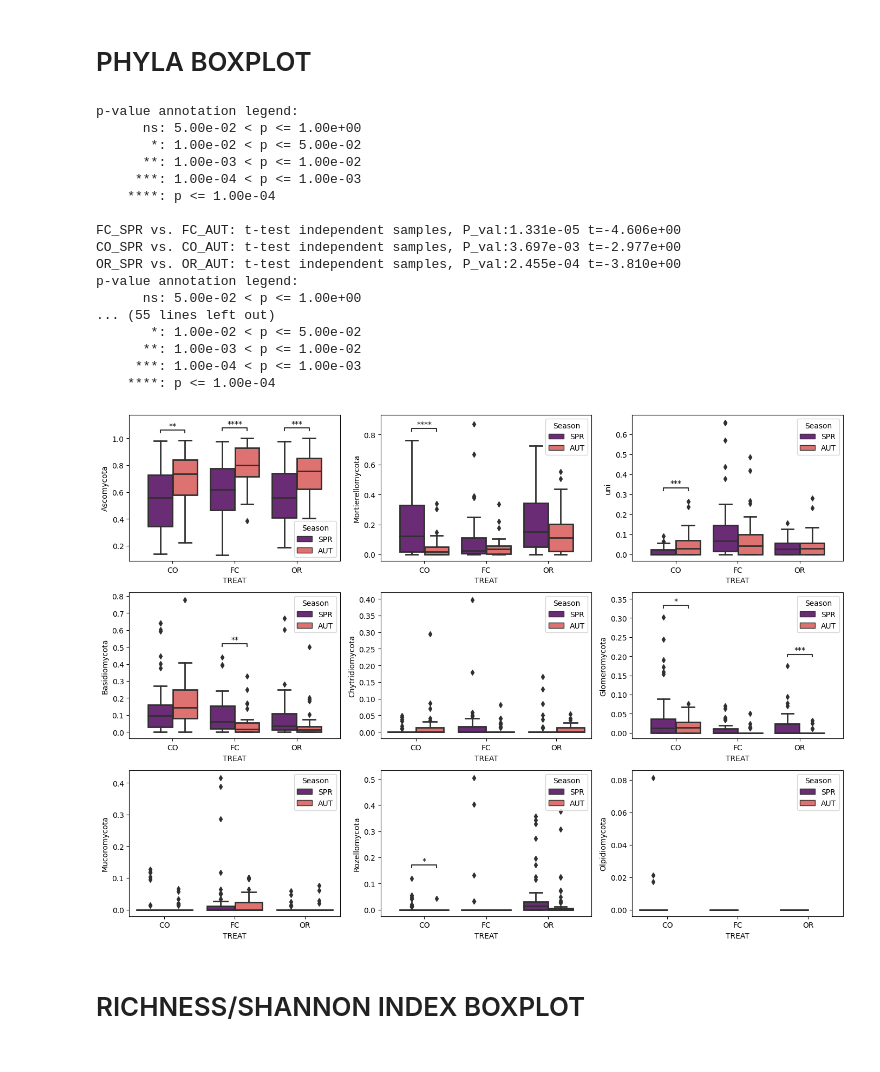
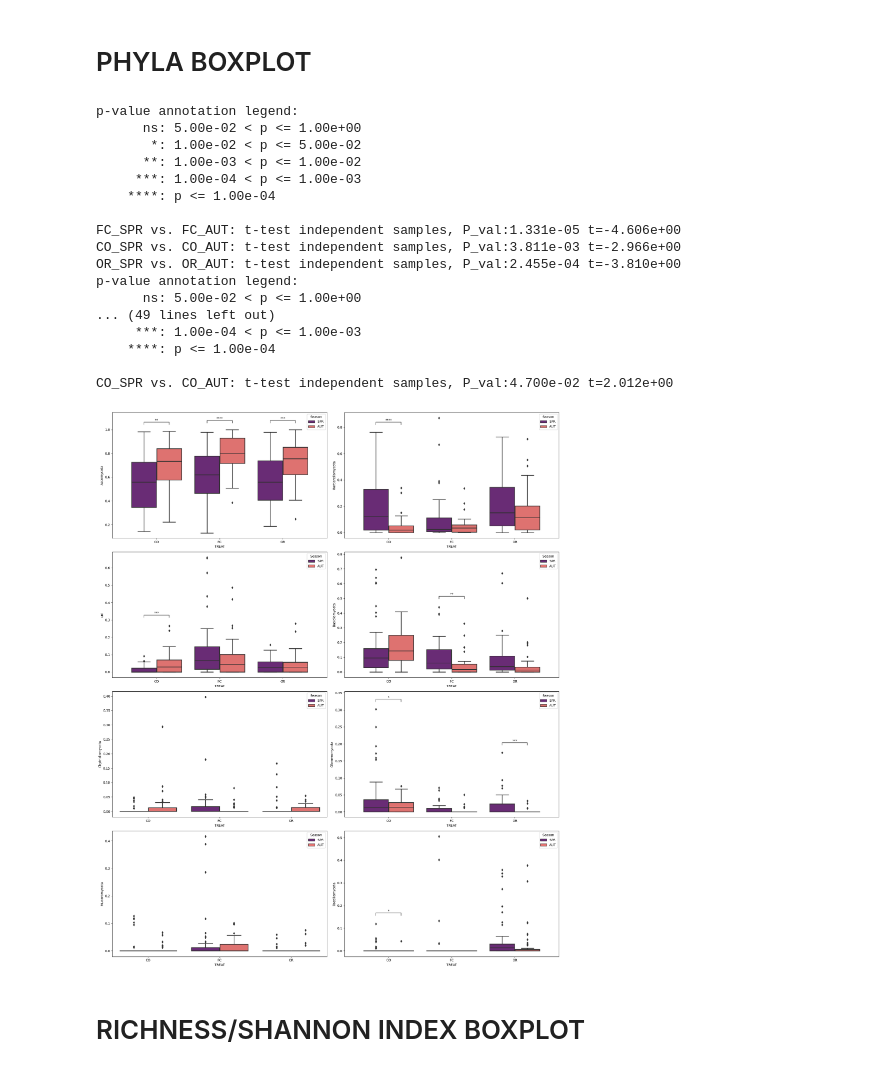
Before and after one commit to marchiedoardo/Microbiome_Fungi, a Jupyter notebook: pictures_for_paper.ipynb, the cells around one changed output. Drawn from its saved outputs; the diff is of its cells as text; code cells hidden in the pictures.

```diff
--- a/pictures_for_paper.ipynb
+++ b/pictures_for_paper.ipynb
@@ -55,7 +57,6 @@ df_ab = df[["SITE", "TREAT", "Season", "S.M", "OM", "EC-(ds/m)", "pH", 'TN-(%)',
  'Mortierellomycota',
  'Mucoromycota',
  'Rozellomycota',
- 'Olpidiomycota',
  'uni']]
 
 # creating a list of phyla
@@ -68,8 +69,7 @@ phyla_list = [ 'Ascomycota',
  'Chytridiomycota',
  'Glomeromycota',
  'Mucoromycota',
- 'Rozellomycota',
- 'Olpidiomycota'
+ 'Rozellomycota'
  ]
 
 #creating a list of abiotic
@@ -175,7 +175,9 @@ palette = {"SPR": "#a9f971", "AUT": "#650021"}
 df_ab = df_ab.rename(columns={"S.M": "SM", "EC-(ds/m)": "EC", "TN-(%)" : "TN", "OC-(%)" : "OC", "C:N" : "CN"})
 df_ab_mod = df_ab_mod.rename(columns={"S.M": "SM", "EC-(ds/m)": "EC", "TN-(%)" : "TN", "OC-(%)" : "OC", "C:N" : "CN"})
 
-for i, ab in enumerate( ["SM", "OM", "EC", "pH", 'TN', 'OC', 'CN'] ):
+abiotic_list = ["SM", "OM", "EC", "pH", 'TN', 'OC', 'CN']
+
+for i, ab in enumerate( abiotic_list ):
 
     plotting_parameters = {
         'data':    df_ab,
@@ -232,7 +234,7 @@ OR_SPR vs. OR_AUT: t-test independent samples, P_val:1.199e-04 t=4.010e+00
 # %% [markdown]
 # PHYLA BOXPLOT
 # %%
-fig, axx = plt.subplots(3, 3, figsize=(14, 10), tight_layout=True)
+fig, axx = plt.subplots(4, 2, figsize=(2*10, 4*6), tight_layout=True)
 axx = axx.reshape(-1)
 colors = ['crimson', 'navy', 'orange']
 
@@ -244,38 +246,38 @@ p_values = np.zeros(3)
 
 for ax, node in zip(axx, phyla_list):
     plotting_parameters = {
         'data':    df_ab,
         'x':       'TREAT',
         'y':       node,
         'hue':     'Season'
     }
 
     ax = sns.boxplot(**plotting_parameters, ax=ax, palette = "magma", linewidth=2)
 
     annotator = Annotator(ax, pairs, **plotting_parameters)
     annotator.configure(text_format='star', test='t-test_ind', hide_non_significant=True)
     annotator.apply_and_annotate()
 
     #plt.savefig("phyla_boxplot.pdf", bbox_inches = 'tight')
 # %% [output]
 p-value annotation legend:
       ns: 5.00e-02 < p <= 1.00e+00
        *: 1.00e-02 < p <= 5.00e-02
       **: 1.00e-03 < p <= 1.00e-02
      ***: 1.00e-04 < p <= 1.00e-03
     ****: p <= 1.00e-04
 
 FC_SPR vs. FC_AUT: t-test independent samples, P_val:1.331e-05 t=-4.606e+00
-CO_SPR vs. CO_AUT: t-test independent samples, P_val:3.697e-03 t=-2.977e+00
+CO_SPR vs. CO_AUT: t-test independent samples, P_val:3.811e-03 t=-2.966e+00
 OR_SPR vs. OR_AUT: t-test independent samples, P_val:2.455e-04 t=-3.810e+00
 p-value annotation legend:
       ns: 5.00e-02 < p <= 1.00e+00
-... (55 lines left out)
-       *: 1.00e-02 < p <= 5.00e-02
-      **: 1.00e-03 < p <= 1.00e-02
+... (49 lines left out)
      ***: 1.00e-04 < p <= 1.00e-03
     ****: p <= 1.00e-04
+
+CO_SPR vs. CO_AUT: t-test independent samples, P_val:4.700e-02 t=2.012e+00
-[figure, old version]
+[figure, new version]
 # %% [markdown]
 # RICHNESS/SHANNON INDEX BOXPLOT
 # %%
```
Also changed, not shown: parts of 33 cells of this notebook.
